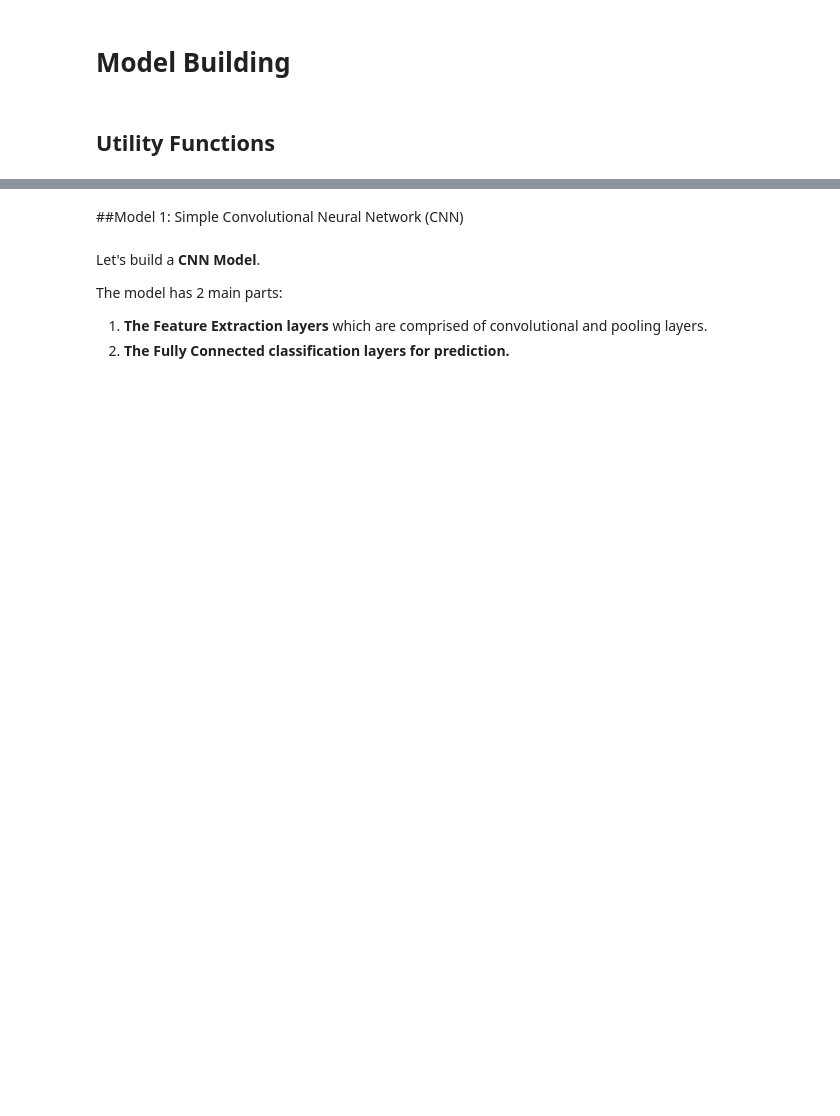
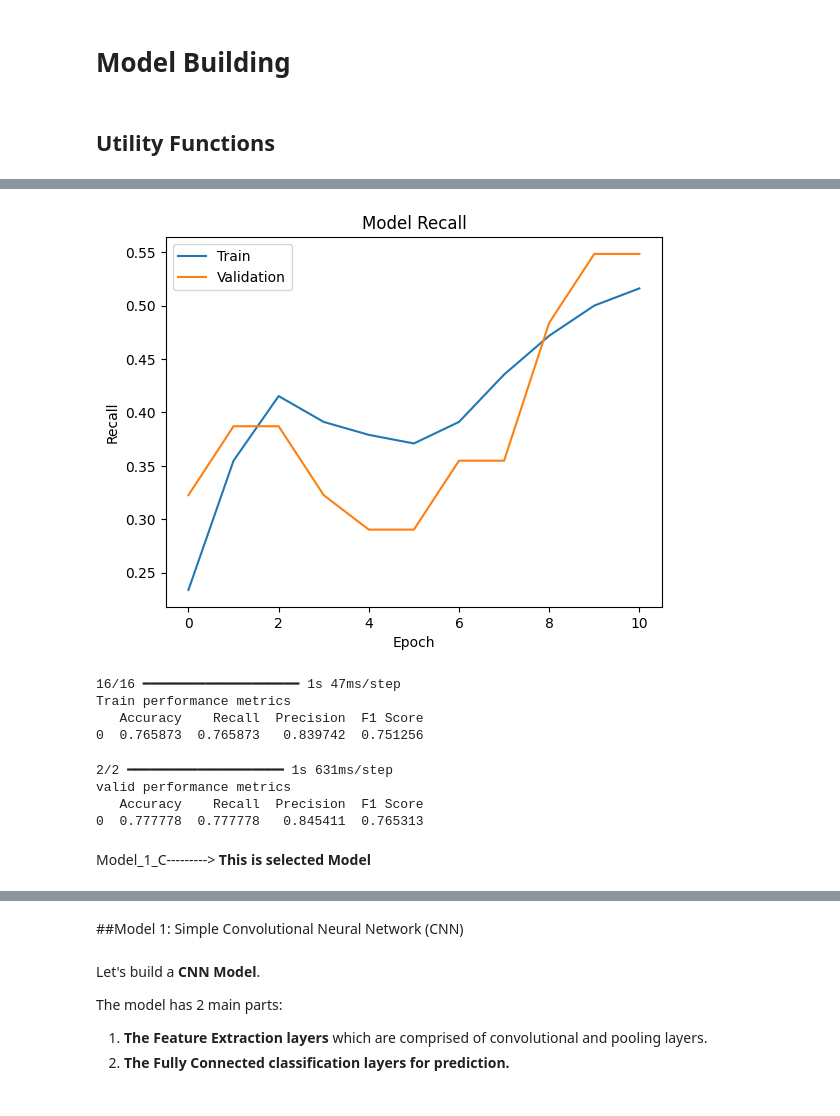
Before and after one commit to singh00in/AIML_New, a Jupyter notebook: ComputerVision/Project/HelmNet_Low_Code.ipynb, the cells around one changed output, grey strips where cells are left out. Drawn from its saved outputs; the diff is of its cells as text; code cells hidden in the pictures; blank space fills up the shorter version.

```diff
--- a/ComputerVision/Project/HelmNet_Low_Code.ipynb
+++ b/ComputerVision/Project/HelmNet_Low_Code.ipynb
@@ -299,0 +446,22 @@ def plot_confusion_matrix(model,predictors,target,ml=False):
+# %%
+# Initializing Model
+model_1_B = Sequential()
+
+# Convolutional layers
+model_1_B.add(Conv2D(32, (3, 3), activation='relu', padding="same", input_shape=(200,200,3))) #Complete the code to define the shape of the input image
+model_1_B.add(MaxPooling2D((4, 4), padding='same'))
+model_1_B.add(Conv2D(16, (3, 3), activation='relu', padding="same")) #Complete the code to define the number of output channels,the kernel shape and the activation function
+model_1_B.add(MaxPooling2D((4,4), padding='same')) #Complete the code to define the shape of the pooling kernel
+model_1_B.add(Conv2D(8, (3,3), activation='relu', padding="same")) #Complete the code to define the number of output channels,the kernel shape and the activation function
+
+# Flatten and Dense layers
+model_1_B.add(Flatten())
+model_1_B.add(Dense(4, activation='relu'))
+model_1_B.add(Dense(1, activation='sigmoid'))  #Complete the code to define the number of neurons in the output layer and the activation function
+
+# Compile with Adam Optimizer
+opt = Adam(learning_rate=0.0001) #Complete the code to define the learning rate.
+model_1_B.compile(optimizer=opt, loss='binary_crossentropy', metrics=["accuracy","Recall"]) #Complete the code to define the metric of choice from Precision,f1_score,Recall
+
+# Summary
+model_1_B.summary()
@@ -299,0 +492,8 @@ def plot_confusion_matrix(model,predictors,target,ml=False):
+# %%
+history_1_B = model_1_B.fit(
+            X_train_normalized, y_train,
+            epochs=11, #Complete the code to define the number of epochs
+            validation_data=(X_val_normalized,y_val),
+            shuffle=True,
+            batch_size=128, #Complete the code to define the batch size
+            verbose=2)
@@ -299,0 +518,32 @@ def plot_confusion_matrix(model,predictors,target,ml=False):
+# %%
+plt.plot(history_1_B.history['Recall']) #Complete the code to plot the train metrics
+plt.plot(history_1_B.history['val_Recall']) #Complete the code to plot the validation data metrics
+plt.title('Model Recall') #Complete the code to define the title for the plot
+plt.ylabel('Recall') #Complete the code to define the label for the y-axis
+plt.xlabel('Epoch') #Complete the code to define the label for the x-axis
+plt.legend(['Train', 'Validation'], loc='upper left')
+plt.show()
+# %% [output]
+[figure, added]
+# %%
+model_1_B_train_perf = model_performance_classification(model_1_B, X_train_normalized,y_train)
+
+print("Train performance metrics")
+print(model_1_B_train_perf)
+# %% [output]
+16/16 ━━━━━━━━━━━━━━━━━━━━ 1s 47ms/step
+Train performance metrics
+   Accuracy    Recall  Precision  F1 Score
+0  0.765873  0.765873   0.839742  0.751256
+# %%
+model_1_B_valid_perf = model_performance_classification(model_1_B, X_val_normalized,y_val)
+
+print("valid performance metrics")
+print(model_1_B_valid_perf)
+# %% [output]
+2/2 ━━━━━━━━━━━━━━━━━━━━ 1s 631ms/step
+valid performance metrics
+   Accuracy    Recall  Precision  F1 Score
+0  0.777778  0.777778   0.845411  0.765313
+# %% [markdown]
+Model_1_C---------> **This is selected Model**
```
Also changed, not shown: parts of 223 cells of this notebook.
